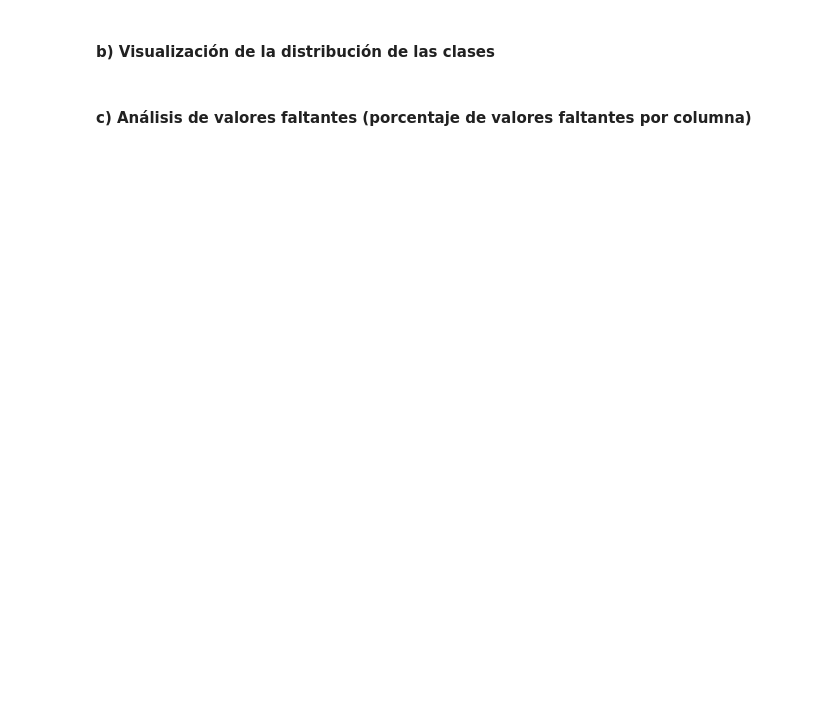
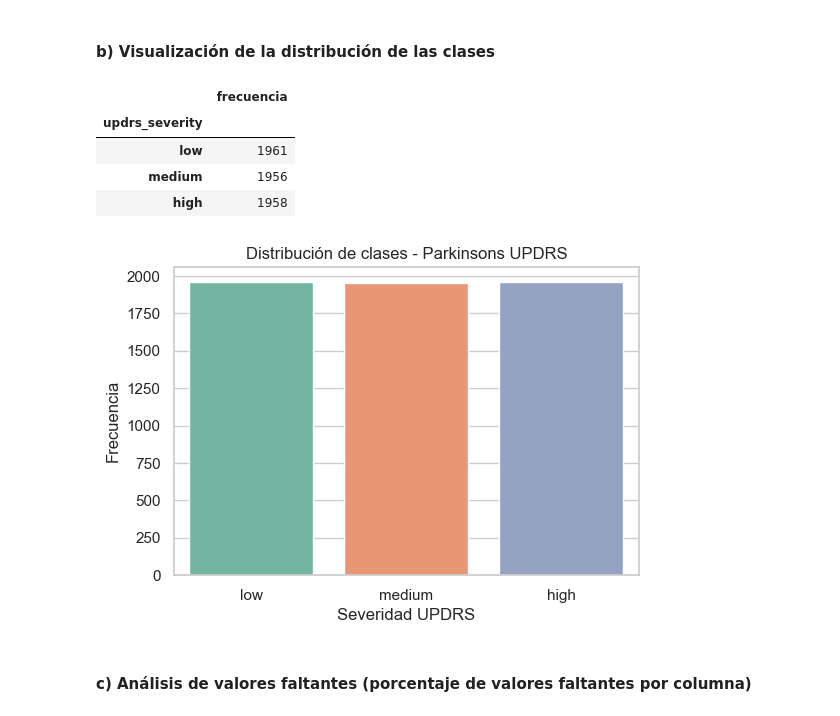
Before and after one commit to nodracPM/Pattern-Recognition, a Jupyter notebook: Lab/P4/notebook.ipynb, the cells around one changed output. Cells and saved outputs as stored; diff of their text form; code cells hidden in the pictures; blank space fills up the shorter version.

```diff
--- a/Lab/P4/notebook.ipynb
+++ b/Lab/P4/notebook.ipynb
@@ -87,4 +127,31 @@ parkinsons_updrs_df.sample(5)
 # %% [markdown]
 #### b) Visualización de la distribución de las clases
+# %%
+# Distribución de clases: Parkinsons
+# Este dataset es originalmente de regresión. Para aplicar clasificadores, se crea
+# una clase de severidad con terciles de total_UPDRS.
+parkinsons_updrs_df = parkinsons_updrs_df.copy()
+parkinsons_updrs_df['updrs_severity'] = pd.qcut(
+    parkinsons_updrs_df['total_UPDRS'],
+    q=3,
+    labels=['low', 'medium', 'high']
+)
+
+parkinsons_class_counts = parkinsons_updrs_df['updrs_severity'].value_counts().reindex(['low', 'medium', 'high'])
+display(parkinsons_class_counts.to_frame('frecuencia'))
+
+plt.figure(figsize=(6, 4))
+sns.countplot(data=parkinsons_updrs_df, x='updrs_severity', order=['low', 'medium', 'high'], palette='Set2')
+plt.title('Distribución de clases - Parkinsons UPDRS')
+plt.xlabel('Severidad UPDRS')
+plt.ylabel('Frecuencia')
+plt.show()
+# %% [output]
+|  | frecuencia |
+| updrs_severity |  |
+| low | 1961 |
+| medium | 1956 |
+| high | 1958 |
+[figure, added]
 # %% [markdown]
 #### c) Análisis de valores faltantes (porcentaje de valores faltantes por columna)
```
Also changed, not shown: parts of 50 cells of this notebook, 4 other files.
